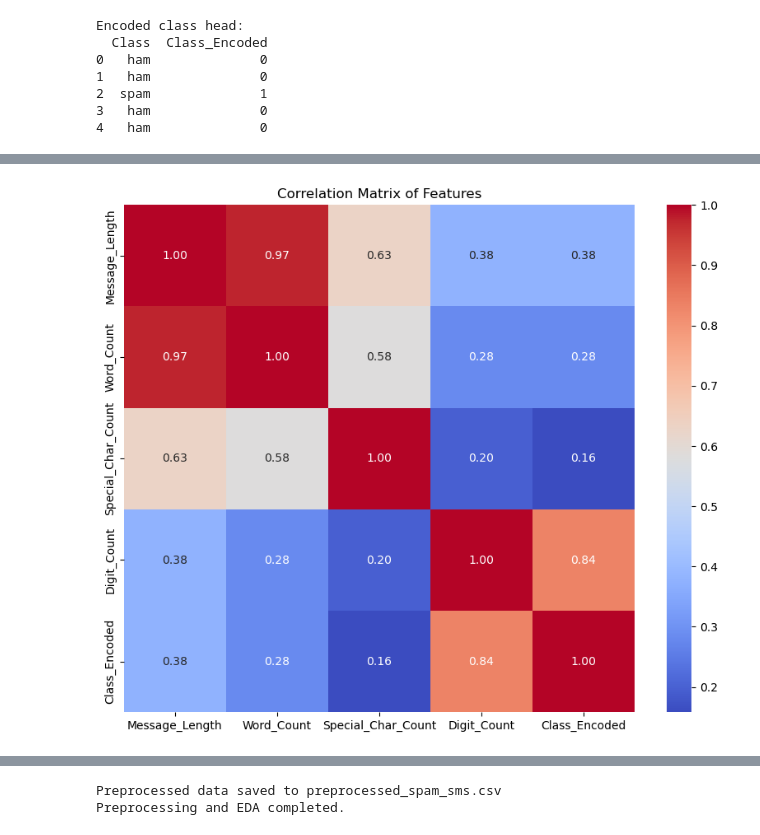
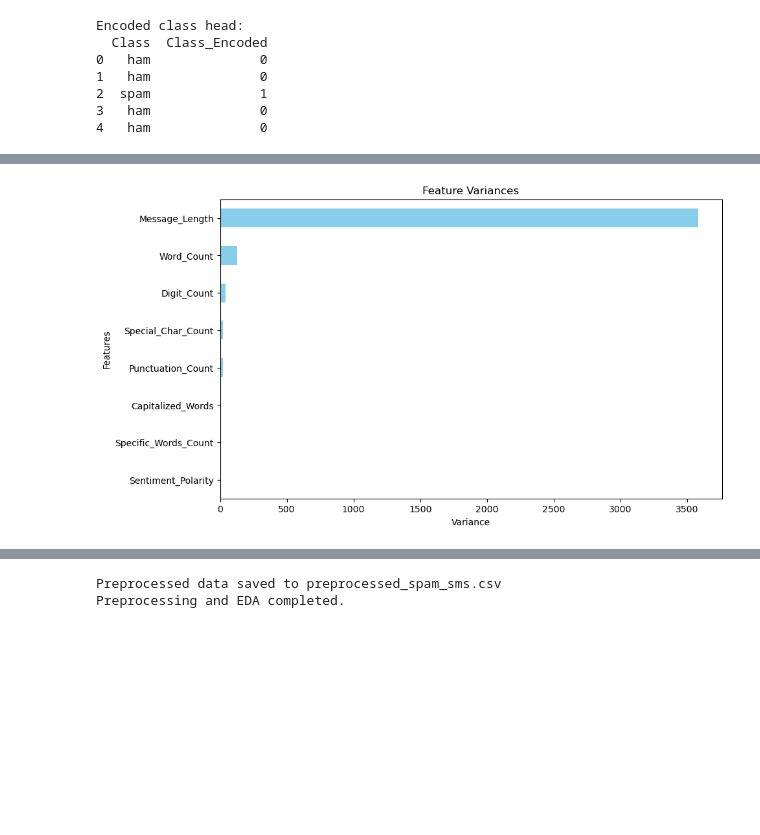
Before and after one commit to Miss-Cathy33/data_visualization__, a Jupyter notebook: Datavisualization.ipynb, the cells around one changed output, grey strips where cells are left out. Drawn from its saved outputs; the diff is of its cells as text; code cells hidden in the pictures; blank space fills up the shorter version.

```diff
--- a/Datavisualization.ipynb
+++ b/Datavisualization.ipynb
@@ -133,12 +169,12 @@ spam_df['Word_Count'] = spam_df['Message'].apply(lambda x: len(x.split()))
 # %%
 # Count the number of special characters in each message
 import re
-spam_df['Special_Char_Count'] = spam_df['Message'].apply(lambda x: len(re.findall('[^a-zA-Z0-9\s]', x)))
+df['Special_Char_Count'] = df['Message'].apply(lambda x: len(re.findall('[^a-zA-Z0-9\s]', x)))
 
 warnings.filterwarnings("ignore")
 # %%
 # Count the number of digits in each message
-spam_df['Digit_Count'] = spam_df['Message'].apply(lambda x: len(re.findall('\d', x)))
+df['Digit_Count'] = df['Message'].apply(lambda x: len(re.findall('\d', x)))
 
 
 
@@ -165,0 +205,15 @@ DataFrame head with new features:
+# %%
+# Update the features list for the heatmap
+features = ['Is_Spam', 'Is_Ham', 'Message_Length', 'Word_Count', 'Special_Char_Count', 'Digit_Count',
+            'Sentiment_Polarity', 'Capitalized_Words', 'Punctuation_Count', 'Specific_Words_Count']
+
+# Calculate the correlation matrix
+# Add important features to the correlation matrix calculation
+important_features = ['Is_Spam', 'Is_Ham', 'Message_Length', 'Word_Count', 'Special_Char_Count', 'Digit_Count',
+                      'Sentiment_Polarity', 'Capitalized_Words', 'Punctuation_Count', 'Specific_Words_Count']
+# Ensure the columns 'Is_Spam' and 'Is_Ham' are added to the dataframe
+df['Is_Spam'] = (df['Class'] == 'spam').astype(int)
+df['Is_Ham'] = (df['Class'] == 'ham').astype(int)
+
+# Calculate the correlation matrix
+correlation_matrix = df[important_features].corr()
@@ -166,8 +228,62 @@ DataFrame head with new features:
 # %%
-# Correlation matrix of numerical features
-plt.figure(figsize=(10,8))
-correlation_matrix = spam_df[['Message_Length', 'Word_Count', 'Special_Char_Count', 'Digit_Count', 'Class_Encoded']].corr()
-sns.heatmap(correlation_matrix, annot=True, cmap='coolwarm', fmt='.2f')
-plt.title('Correlation Matrix of Features')
+from sklearn.feature_selection import VarianceThreshold, mutual_info_classif
+import pandas as pd
+import matplotlib.pyplot as plt
+
+# Define features and target
+features = ['Message_Length', 'Word_Count', 'Special_Char_Count', 'Digit_Count',
+            'Sentiment_Polarity', 'Capitalized_Words', 'Punctuation_Count', 'Specific_Words_Count']
+X = df[features]
+y = df['Class_Encoded']
+
+# 1. Variance Threshold
+# Calculate variance for each feature
+variances = X.var()
+print("Variance of each feature:")
+print(variances)
+
+# Plot the variances for visualization
+plt.figure(figsize=(10, 6))
+variances.sort_values().plot(kind='barh', color='skyblue')
+plt.title('Feature Variances')
+plt.xlabel('Variance')
+plt.ylabel('Features')
 plt.show()
+
+# Set a threshold (e.g., 0.01) to remove low-variance features
+optimal_threshold = 0.01
+var_thresh = VarianceThreshold(threshold=optimal_threshold)
+X_var_thresh = var_thresh.fit_transform(X)
+
+# Get the selected feature names
+selected_features_var = [features[i] for i in range(len(features)) if var_thresh.variances_[i] > optimal_threshold]
+print(f"\nSelected Features by Variance Threshold (Threshold={optimal_threshold}):")
+print(selected_features_var)
+
+# 2. Mutual Information
+# Compute mutual information between features and the target
+mutual_info = mutual_info_classif(X, y, random_state=42)
+
+# Create a DataFrame to display feature importance
+mutual_info_df = pd.DataFrame({'Feature': features, 'Mutual_Information': mutual_info})
+mutual_info_df = mutual_info_df.sort_values(by='Mutual_Information', ascending=False)
+print("\nMutual Information Scores:")
+print(mutual_info_df)
+
+# Select top features based on mutual information (e.g., top 5)
+top_features_mi = mutual_info_df.nlargest(5, 'Mutual_Information')['Feature'].tolist()
+print("\nTop Features by Mutual Information:")
+print(top_features_mi)
+
+# Combine selected features from both methods
+final_selected_features = list(set(selected_features_var + top_features_mi))
+print("\nFinal Selected Features (Combined):")
+print(final_selected_features)
+
+# Update the feature set for modeling
+X_selected = df[final_selected_features]
+
+# Display the final selected features
+print("\nFinal DataFrame with Selected Features:")
+print(X_selected.head())
 # %% [output]
@@ -174 +300 @@ plt.show()
-[figure, old version]
+[figure, new version]
```
Also changed, not shown: parts of 34 cells of this notebook, 3 other files.
